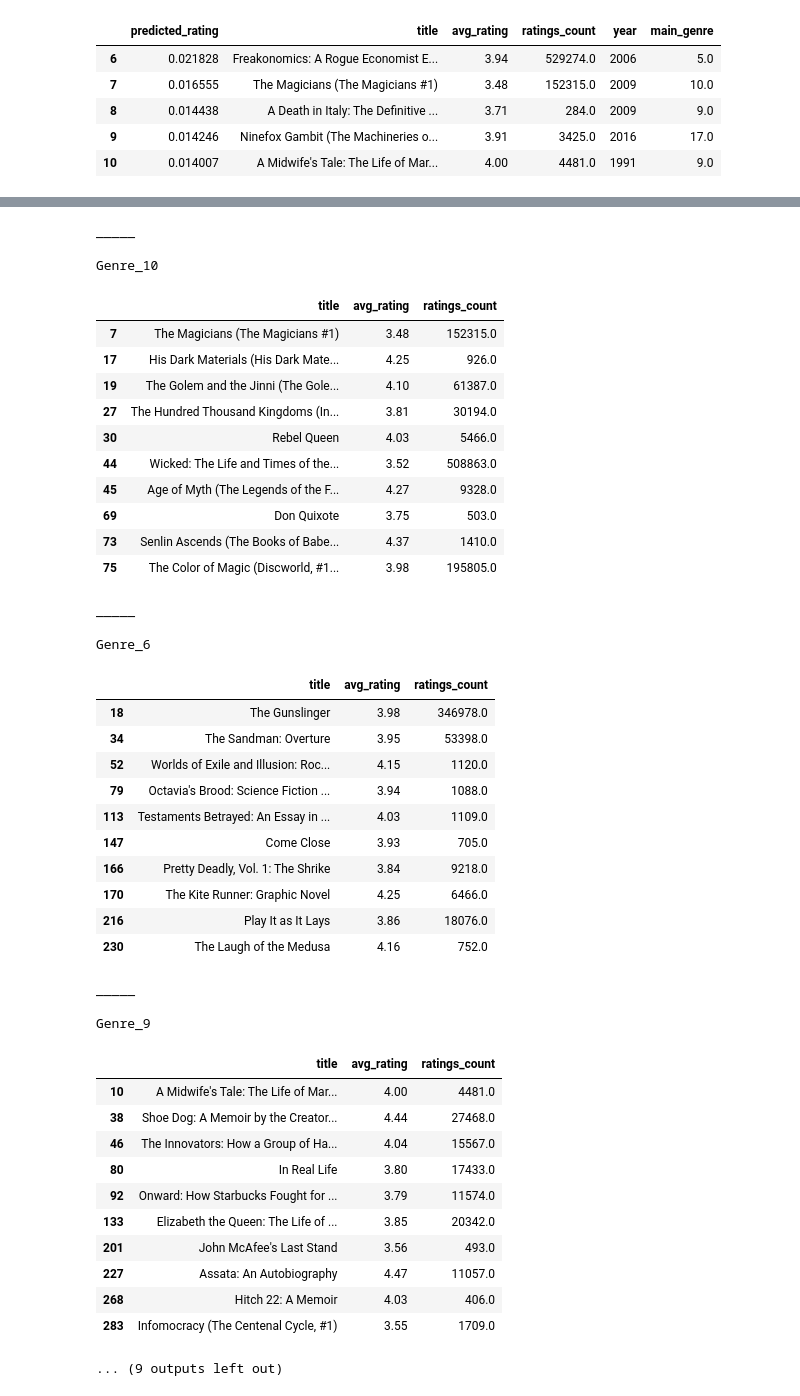
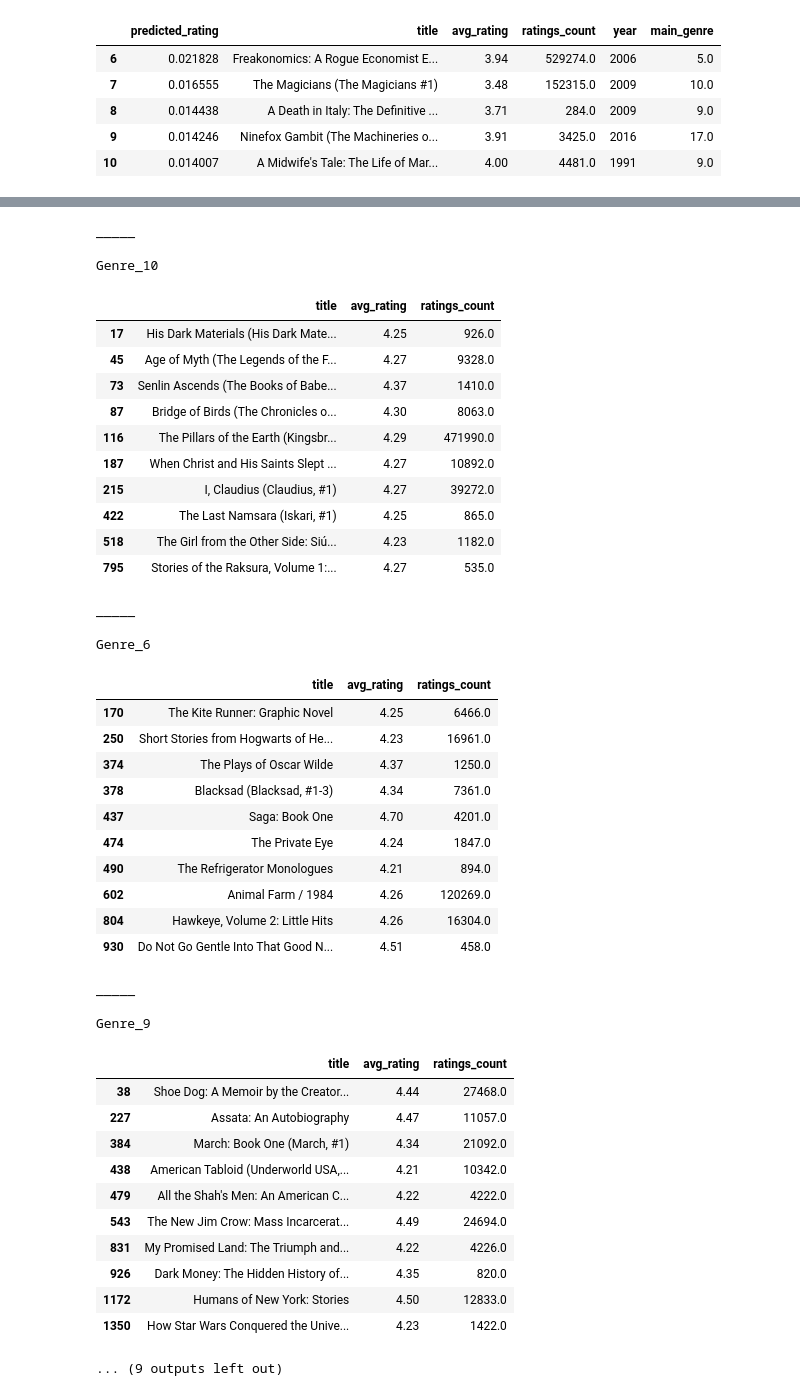
Before and after one commit to mraottth/projects, a Jupyter notebook: Goodreads Book Recommender/book_recommender.ipynb, the cells around one changed output, grey strips where cells are left out. Saved outputs shown, nothing was run; the diff lists cells and outputs as text; code cells hidden in the pictures.

Commit message:
added avg_rating filter to MF recommender by genre

```diff
--- a/Goodreads Book Recommender/book_recommender.ipynb
+++ b/Goodreads Book Recommender/book_recommender.ipynb
@@ -384,7 +384,7 @@ for genre in genre_ranking.index[0:10]:
     g = float(genre[6:])
     highest_rated_pred_genre = top_preds.query("main_genre == @g")\
         .sort_values(by="predicted_rating", ascending=False)\
-        .query("ratings_count > 400")\
+        .query("ratings_count > 400 & avg_rating > 4.2")\
 
 
     print(genre)
@@ -434,43 +434,43 @@ Genre_7
 _____
 
 Genre_10
 |  | title | avg_rating | ratings_count |
-| 7 | The Magicians (The Magicians #1) | 3.48 | 152315.0 |
 | 17 | His Dark Materials (His Dark Mate... | 4.25 | 926.0 |
-| 19 | The Golem and the Jinni (The Gole... | 4.10 | 61387.0 |
-| 27 | The Hundred Thousand Kingdoms (In... | 3.81 | 30194.0 |
-| 30 | Rebel Queen | 4.03 | 5466.0 |
-| 44 | Wicked: The Life and Times of the... | 3.52 | 508863.0 |
 | 45 | Age of Myth (The Legends of the F... | 4.27 | 9328.0 |
-| 69 | Don Quixote | 3.75 | 503.0 |
 | 73 | Senlin Ascends (The Books of Babe... | 4.37 | 1410.0 |
-| 75 | The Color of Magic (Discworld, #1... | 3.98 | 195805.0 |
+| 87 | Bridge of Birds (The Chronicles o... | 4.30 | 8063.0 |
+| 116 | The Pillars of the Earth (Kingsbr... | 4.29 | 471990.0 |
+| 187 | When Christ and His Saints Slept ... | 4.27 | 10892.0 |
+| 215 | I, Claudius (Claudius, #1) | 4.27 | 39272.0 |
+| 422 | The Last Namsara (Iskari, #1) | 4.25 | 865.0 |
+| 518 | The Girl from the Other Side: Siú... | 4.23 | 1182.0 |
+| 795 | Stories of the Raksura, Volume 1:... | 4.27 | 535.0 |
 _____
 
 Genre_6
 |  | title | avg_rating | ratings_count |
-| 18 | The Gunslinger | 3.98 | 346978.0 |
-| 34 | The Sandman: Overture | 3.95 | 53398.0 |
-| 52 | Worlds of Exile and Illusion: Roc... | 4.15 | 1120.0 |
-| 79 | Octavia's Brood: Science Fiction ... | 3.94 | 1088.0 |
-| 113 | Testaments Betrayed: An Essay in ... | 4.03 | 1109.0 |
-| 147 | Come Close | 3.93 | 705.0 |
-| 166 | Pretty Deadly, Vol. 1: The Shrike | 3.84 | 9218.0 |
 | 170 | The Kite Runner: Graphic Novel | 4.25 | 6466.0 |
-| 216 | Play It as It Lays | 3.86 | 18076.0 |
-| 230 | The Laugh of the Medusa | 4.16 | 752.0 |
+| 250 | Short Stories from Hogwarts of He... | 4.23 | 16961.0 |
+| 374 | The Plays of Oscar Wilde | 4.37 | 1250.0 |
+| 378 | Blacksad (Blacksad, #1-3) | 4.34 | 7361.0 |
+| 437 | Saga: Book One | 4.70 | 4201.0 |
+| 474 | The Private Eye | 4.24 | 1847.0 |
+| 490 | The Refrigerator Monologues | 4.21 | 894.0 |
+| 602 | Animal Farm / 1984 | 4.26 | 120269.0 |
+| 804 | Hawkeye, Volume 2: Little Hits | 4.26 | 16304.0 |
+| 930 | Do Not Go Gentle Into That Good N... | 4.51 | 458.0 |
 _____
 
 Genre_9
 |  | title | avg_rating | ratings_count |
-| 10 | A Midwife's Tale: The Life of Mar... | 4.00 | 4481.0 |
 | 38 | Shoe Dog: A Memoir by the Creator... | 4.44 | 27468.0 |
-| 46 | The Innovators: How a Group of Ha... | 4.04 | 15567.0 |
-| 80 | In Real Life | 3.80 | 17433.0 |
-| 92 | Onward: How Starbucks Fought for ... | 3.79 | 11574.0 |
-| 133 | Elizabeth the Queen: The Life of ... | 3.85 | 20342.0 |
-| 201 | John McAfee's Last Stand | 3.56 | 493.0 |
 | 227 | Assata: An Autobiography | 4.47 | 11057.0 |
-| 268 | Hitch 22: A Memoir | 4.03 | 406.0 |
-| 283 | Infomocracy (The Centenal Cycle, #1) | 3.55 | 1709.0 |
+| 384 | March: Book One (March, #1) | 4.34 | 21092.0 |
+| 438 | American Tabloid (Underworld USA,... | 4.21 | 10342.0 |
+| 479 | All the Shah's Men: An American C... | 4.22 | 4222.0 |
+| 543 | The New Jim Crow: Mass Incarcerat... | 4.49 | 24694.0 |
+| 831 | My Promised Land: The Triumph and... | 4.22 | 4226.0 |
+| 926 | Dark Money: The Hidden History of... | 4.35 | 820.0 |
+| 1172 | Humans of New York: Stories | 4.50 | 12833.0 |
+| 1350 | How Star Wars Conquered the Unive... | 4.23 | 1422.0 |
 ... (9 outputs left out)
```
Also changed, not shown: parts of 1 cell of this notebook.
